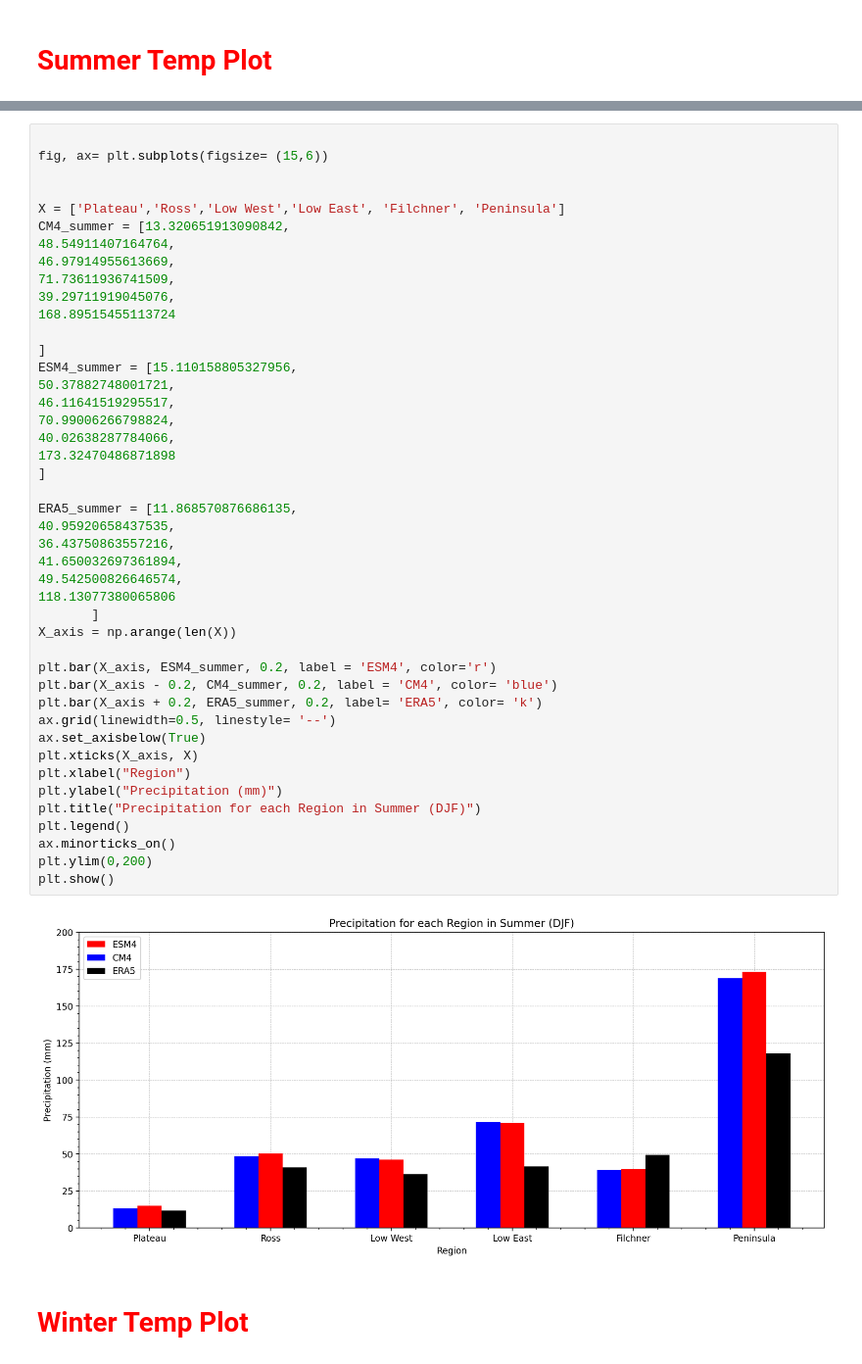
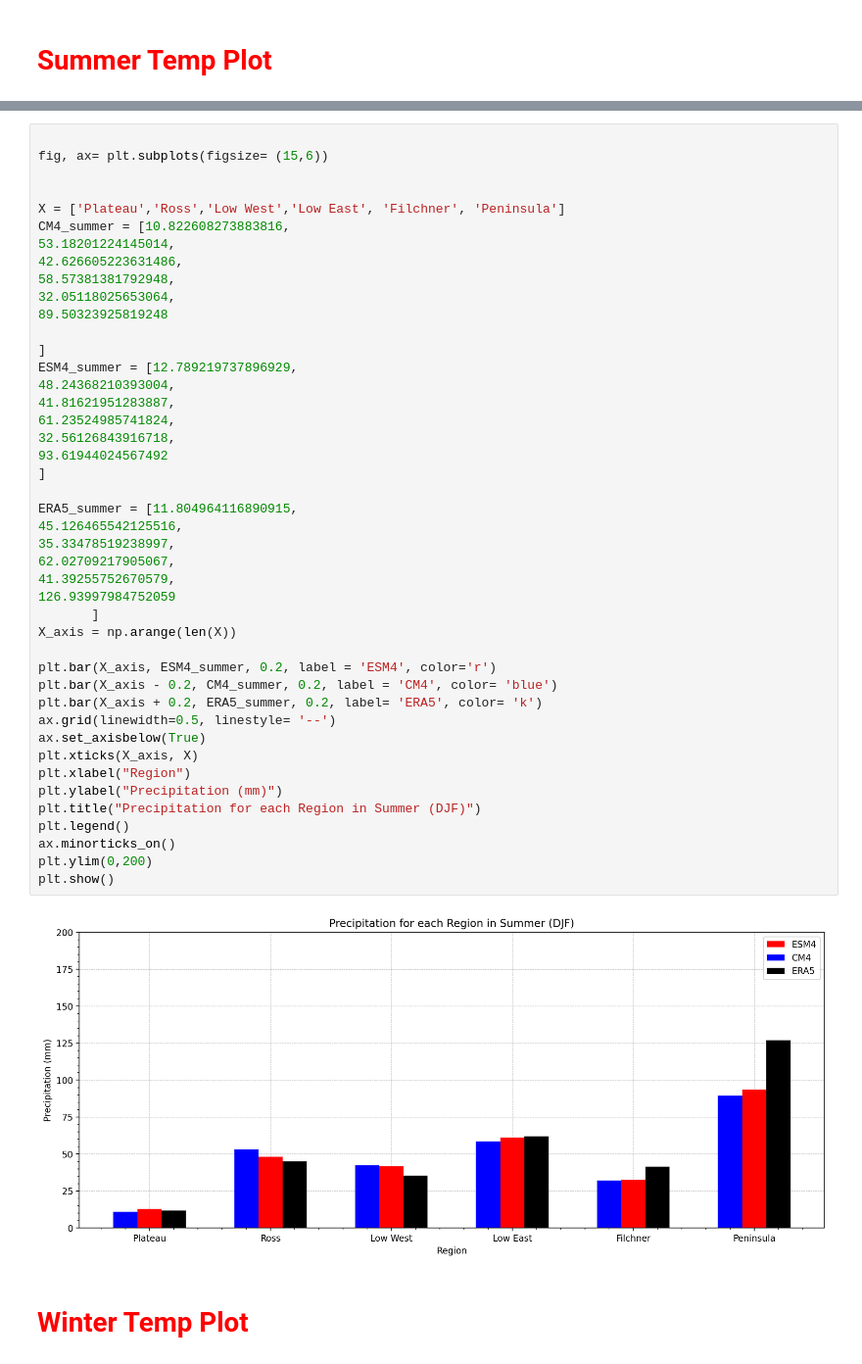
Before and after one commit to twass21/katabatic_winds, a Jupyter notebook: precip_bar_plots.ipynb, the cells around one changed output, grey strips where cells are left out. Shown at 98% size. Saved outputs shown, nothing was run; the diff lists cells and outputs as text.

```diff
--- a/precip_bar_plots.ipynb
+++ b/precip_bar_plots.ipynb
@@ -618,49 +712,49 @@ pen_value_ERA5_summer=print(peninsula_precip_summer_ERA5.values)
 # %%
 
 fig, ax= plt.subplots(figsize= (15,6))
 
 
 X = ['Plateau','Ross','Low West','Low East', 'Filchner', 'Peninsula']
-CM4_summer = [13.320651913090842,
-48.54911407164764,
-46.97914955613669,
-71.73611936741509,
-39.29711919045076,
-168.89515455113724
+CM4_summer = [10.822608273883816,
+53.18201224145014,
+42.626605223631486,
+58.57381381792948,
+32.05118025653064,
+89.50323925819248
 
 ]
-ESM4_summer = [15.110158805327956,
-50.37882748001721,
-46.11641519295517,
-70.99006266798824,
-40.02638287784066,
-173.32470486871898
+ESM4_summer = [12.789219737896929,
+48.24368210393004,
+41.81621951283887,
+61.23524985741824,
+32.56126843916718,
+93.61944024567492
 ]
 
-ERA5_summer = [11.868570876686135,
-40.95920658437535,
-36.43750863557216,
-41.650032697361894,
-49.542500826646574,
-118.13077380065806
+ERA5_summer = [11.804964116890915,
+45.126465542125516,
+35.33478519238997,
+62.02709217905067,
+41.39255752670579,
+126.93997984752059
        ]
 X_axis = np.arange(len(X))
 
 plt.bar(X_axis, ESM4_summer, 0.2, label = 'ESM4', color='r')
 plt.bar(X_axis - 0.2, CM4_summer, 0.2, label = 'CM4', color= 'blue')
 plt.bar(X_axis + 0.2, ERA5_summer, 0.2, label= 'ERA5', color= 'k')
 ax.grid(linewidth=0.5, linestyle= '--')
 ax.set_axisbelow(True)
 plt.xticks(X_axis, X)
 plt.xlabel("Region")
 plt.ylabel("Precipitation (mm)")
 plt.title("Precipitation for each Region in Summer (DJF)")
 plt.legend()
 ax.minorticks_on()
 plt.ylim(0,200)
 plt.show()
 # %% [output]
-[figure, old version]
+[figure, new version]
 # %% [markdown]
 # <span style="color:red">Winter Temp Plot</span>
 # %%
```
Also changed, not shown: parts of 53 cells of this notebook.
